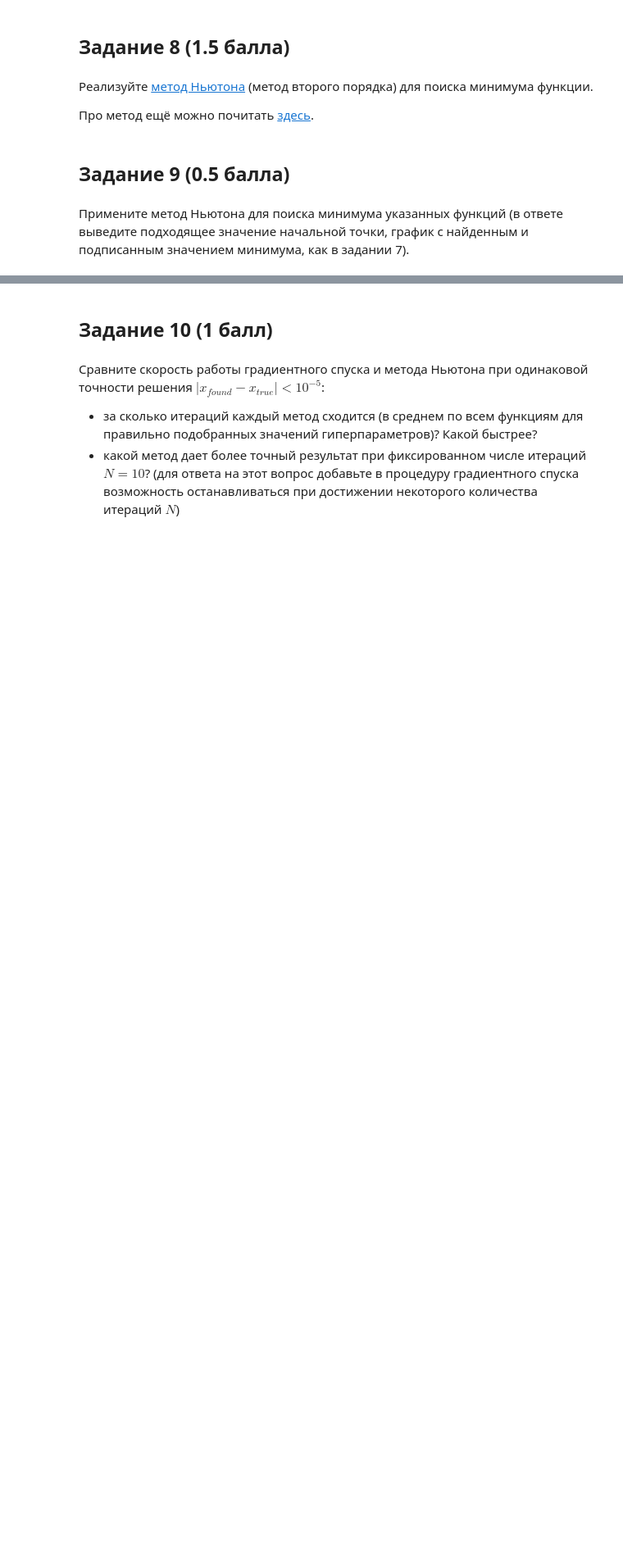
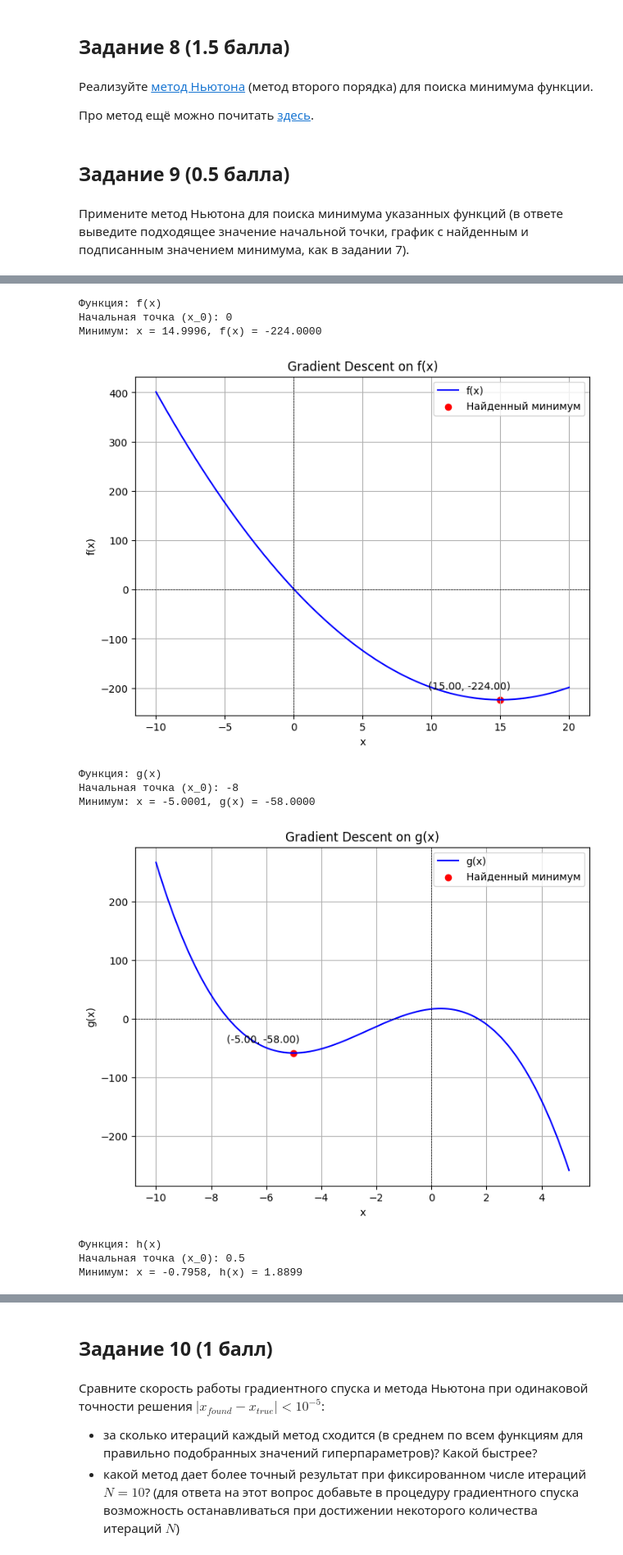
Before and after one commit to bobbobr/ml_hw, a Jupyter notebook: hw2/AI_HW2_GD_base.ipynb, the cells around one changed output, grey strips where cells are left out. Shown at 82% size. Saved outputs shown, nothing was run; the diff lists cells and outputs as text; code cells hidden in the pictures; blank space fills up the shorter version.

```diff
--- a/hw2/AI_HW2_GD_base.ipynb
+++ b/hw2/AI_HW2_GD_base.ipynb
@@ -458,0 +565,37 @@ TypeError: Invalid NaN comparison
+# %%
+x = sp.Symbol('x')
+functions = {
+    "f": x**2 - 30*x + 1,
+    "g": -x**3 - 7*x**2 + 5*x + 17,
+    "h": x**2 - 1/x,
+    "j": 1/x**5 + x**17 + 8
+}
+x_ranges = {"f": (-10, 20), "g": (-10, 5), "h": (-10, 10), "j": (0.1, 3)}
+initial_points = {"f": 0, "g": -8, "h": 0.5, "j": 0.2}
+epsilon = 1e-6
+num_iterations = 1000
+
+for name, f_expr in functions.items():
+    print(f"Функция: {name}(x)")
+    x_start = initial_points[name]
+    try:
+        x_min, trace = newton_method(f_expr, x_start)
+        f_min = float(sp.lambdify(x, f_expr, "numpy")(x_min))
+
+        print(f"Начальная точка (x_0): {x_start}")
+        print(f"Минимум: x = {x_min:.4f}, {name}(x) = {f_min:.4f}\n")
+        plot_function_and_minimum(f_expr, x_ranges[name], x_min, f_min, name)
+    except Exception as e:
+        print(f"Произошла ошибка для функции {name}(x): {e}\n")
+# %% [output]
+Функция: f(x)
+Начальная точка (x_0): 0
+Минимум: x = 14.9996, f(x) = -224.0000
+[figure, added]
+Функция: g(x)
+Начальная точка (x_0): -8
+Минимум: x = -5.0001, g(x) = -58.0000
+[figure, added]
+Функция: h(x)
+Начальная точка (x_0): 0.5
+Минимум: x = -0.7958, h(x) = 1.8899
```
Also changed, not shown: parts of 19 cells of this notebook.
